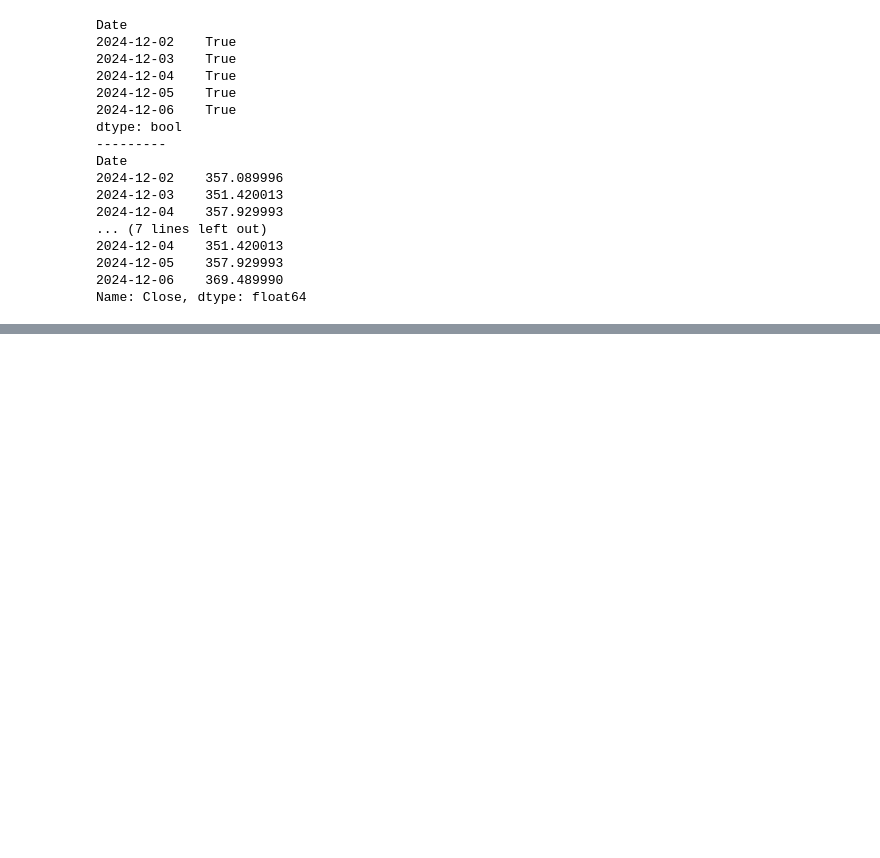
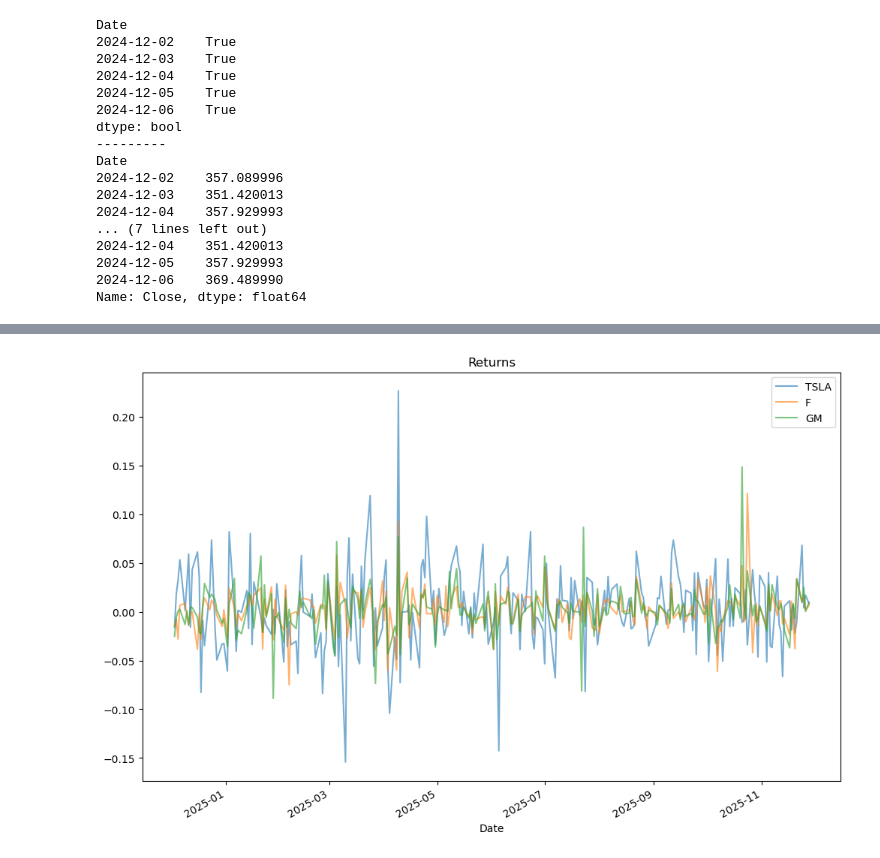
Before and after one commit to valeriog2023/udemy, a Jupyter notebook: Python_For_Financial_Analysis/Cap9/Capstone_exercise2.ipynb, the cells around one changed output, grey strips where cells are left out. Drawn from its saved outputs; the diff is of its cells as text; code cells hidden in the pictures; blank space fills up the shorter version.

```diff
--- a/Python_For_Financial_Analysis/Cap9/Capstone_exercise2.ipynb
+++ b/Python_For_Financial_Analysis/Cap9/Capstone_exercise2.ipynb
@@ -88,0 +139,6 @@ KeyError: 'Close'
+# %%
+for t in tickers:
+    df[t]['returns'].plot(figsize=(12,8), title='Returns',label=t, alpha=0.6)
+plt.legend();
+# %% [output]
+[figure, added]
```
Also changed, not shown: parts of 16 cells of this notebook.
